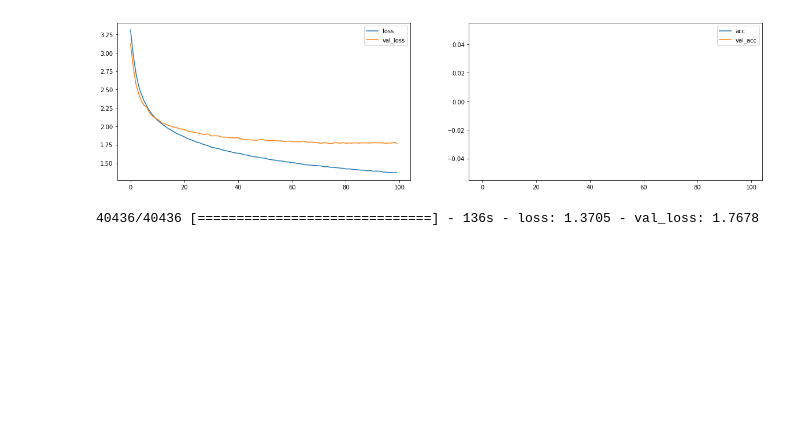
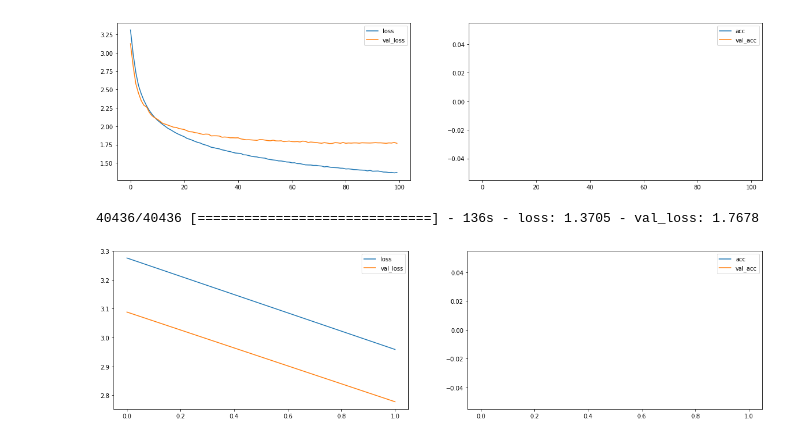
Before and after one commit to lab-ml-itba/12-RNN, a Jupyter notebook: federico-garcia-lorca/obras-de-teatro.ipynb, the cells around one changed output. Saved outputs shown, nothing was run; the diff lists cells and outputs as text; code cells hidden in the pictures; blank space fills up the shorter version.

```diff
--- a/federico-garcia-lorca/obras-de-teatro.ipynb
+++ b/federico-garcia-lorca/obras-de-teatro.ipynb
@@ -192,3 +187,13 @@ hist_2=model_3.fit(X_train, y_train, batch_size=batch_size, epochs=100, verbose
 # %% [output]
 [figure]
 40436/40436 [==============================] - 136s - loss: 1.3705 - val_loss: 1.7678
+# %%
+model_4=get_deep_rnn(X_train.shape[1:], dense_units=len(chars), dropout_p=0.4)
+batch_size = 250
+plot_losses = PlotLosses(plot_interval=1, evaluate_interval=None)
+checkpointer = ModelCheckpoint(filepath='bodes_sangre_LSTM_deep_dropout_04_2_1_epochs.hdf5', verbose=1, save_best_only=True)
+hist_2=model_4.fit(X_train, y_train, batch_size=batch_size, epochs=2, verbose = 1,
+                    validation_data = (X_validation, y_validation),
+                    callbacks=[checkpointer, plot_losses])
+# %% [output]
+[figure, added]
```
Also changed, not shown: parts of 5 cells of this notebook, 4 other files.
